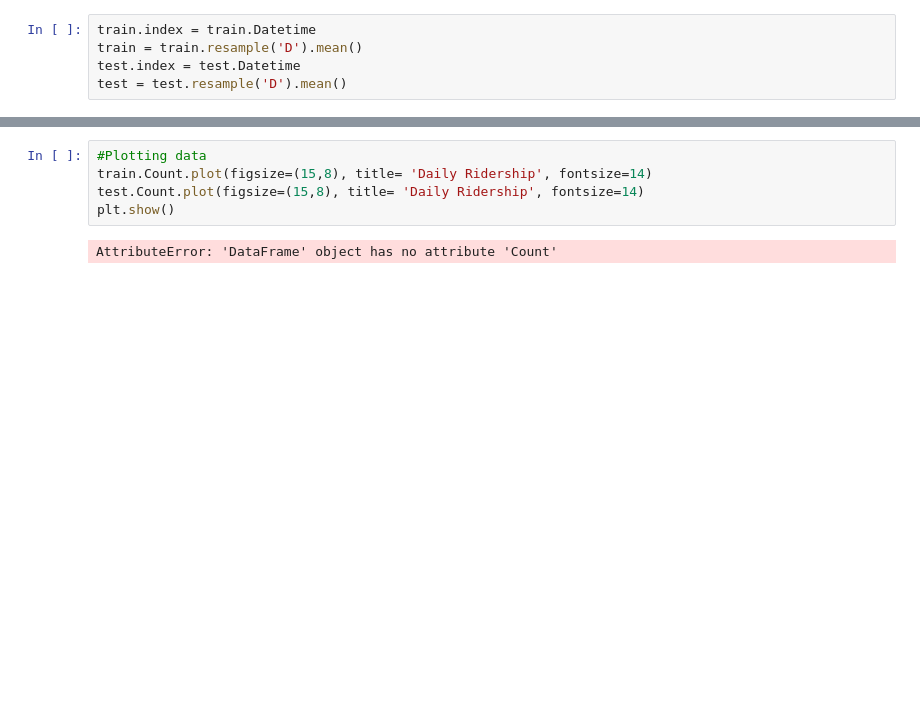
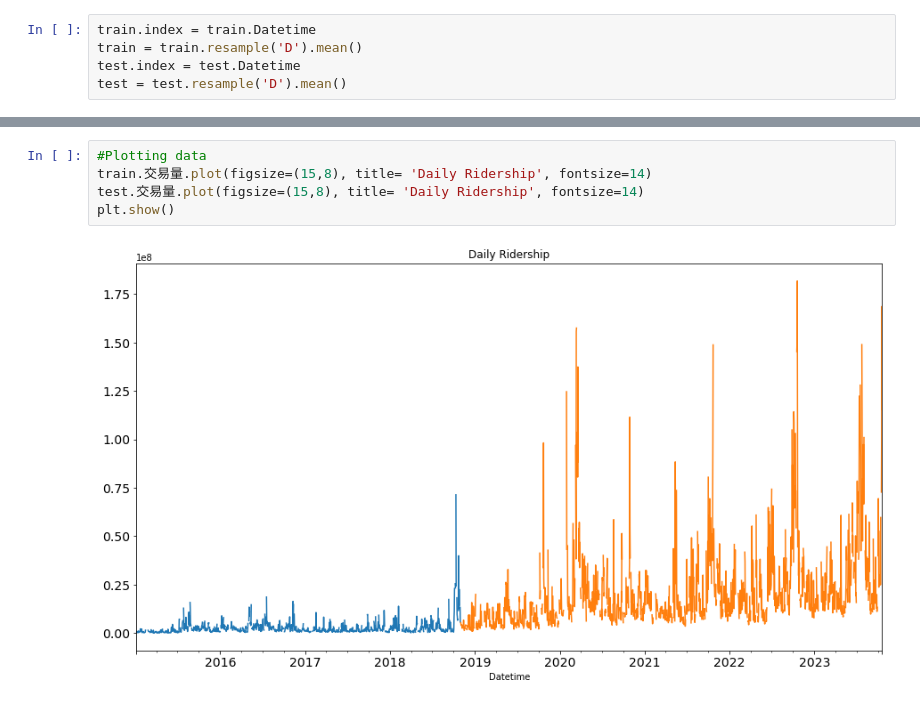
Before and after one commit to yashinchou/timeseries, a Jupyter notebook: time_series.ipynb, the cells around one changed output, grey strips where cells are left out. Saved outputs shown, nothing was run; the diff lists cells and outputs as text; blank space fills up the shorter version.

```diff
--- a/time_series.ipynb
+++ b/time_series.ipynb
@@ -92,7 +92,7 @@ test
 # %%
 #Plotting data
-train.Count.plot(figsize=(15,8), title= 'Daily Ridership', fontsize=14)
-test.Count.plot(figsize=(15,8), title= 'Daily Ridership', fontsize=14)
+train.交易量.plot(figsize=(15,8), title= 'Daily Ridership', fontsize=14)
+test.交易量.plot(figsize=(15,8), title= 'Daily Ridership', fontsize=14)
 plt.show()
 # %% [output]
-AttributeError: 'DataFrame' object has no attribute 'Count'
+[figure, added]
```
Also changed, not shown: parts of 4 cells of this notebook.
